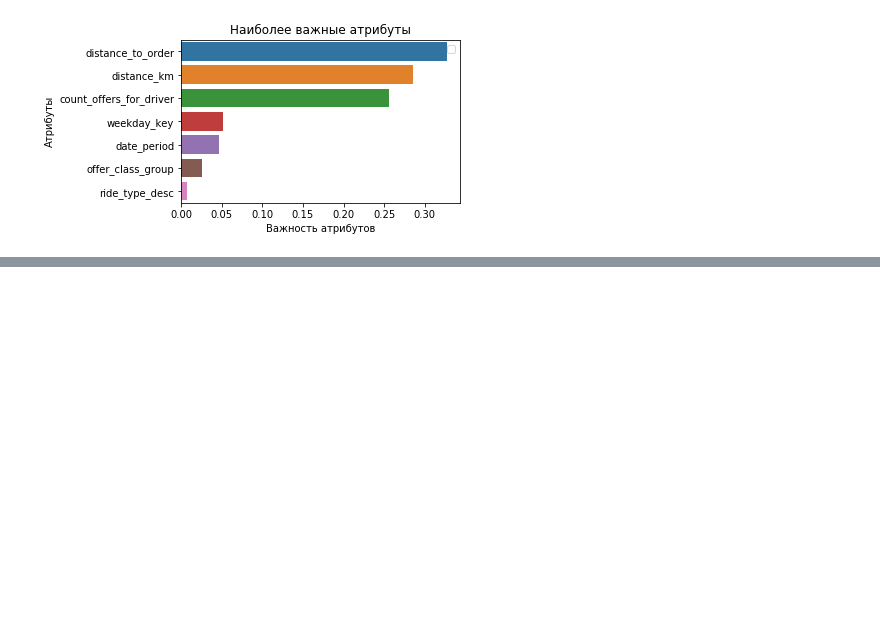
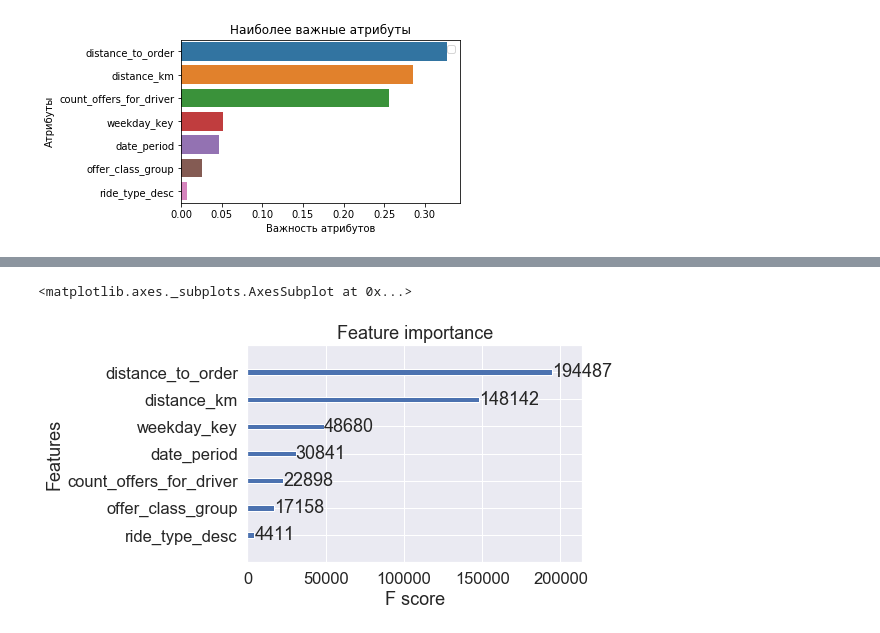
Before and after one commit to Natalya2383/python_basics_homework, a Jupyter notebook: 27_Feature Engineering_Диплом/Диплом_FE.ipynb, the cells around one changed output, grey strips where cells are left out. Drawn from its saved outputs; the diff is of its cells as text; code cells hidden in the pictures; blank space fills up the shorter version.

```diff
--- a/27_Feature Engineering_Диплом/Диплом_FE.ipynb
+++ b/27_Feature Engineering_Диплом/Диплом_FE.ipynb
@@ -326,9 +326,10 @@ from geopy.distance import geodesic
 
 def distance_func(row):
     '''Расчет расстояние от водителя до пункта отправления в момент появления заказа.'''
-    if (row['driver_latitude'] == 0) or (row['driver_latitude'] == -1) or (row['origin_order_latitude'] == 0) or (row['origin_order_latitude'] == -1):
+    if (row['driver_latitude'] <= 0) or (row['origin_order_latitude'] <= 0):
 
         return 'Пусто'
+
     else:
         coordinate_1 = (row['driver_latitude'], row['driver_longitude'])
         coordinate_2 = (row['origin_order_latitude'], row['origin_order_longitude'])
@@ -656,11 +687,37 @@ data['driver_response'].value_counts(normalize=True)
 # %%
 # сохранение переменных
-X = data.drop(['driver_response', 'speed_average'], axis=1)
+X = data.drop(['driver_response'], axis=1)
 y = data['driver_response']
 
 # разделение выборки на обучающую и тестовую
 from sklearn.model_selection import train_test_split
-X_train, X_test, y_train, y_test = train_test_split(X, y, test_size=0.30, stratify=y)
+X_train, X_test, y_train, y_test = train_test_split(X, y, test_size=0.20, stratify=y)
 
 from sklearn.metrics import classification_report
 from xgboost import XGBClassifier
+
+# инициализация модели
+model_xgb = XGBClassifier(n_estimators=800,
+                         max_depth=15,  #8
+                         learning_rate=0.07,#0.08
+                         subsample=0.5)
+
+
+
+# (seed=42,
+#                          n_estimators=100,
+#                          max_depth=6,
+#                          learning_rate=0.3)
+
+# обучение модели
+model_xgb.fit(X_train, y_train)
+
+# точность модели на тренировочных данных
+model_xgb_pred_train = model_xgb.predict(X_train)
+print(classification_report(y_train, model_xgb_pred_train))
+print('Точность модели XGBoost на тренировочных данных:', model_xgb.score(X_train, y_train), '\n')
+
+# точность модели на тестовых данных
+model_xgb_pred = model_xgb.predict(X_test)
+print(classification_report(y_test, model_xgb_pred))
+print('Точность модели XGBoost на тестовых данных:', model_xgb.score(X_test, y_test))
@@ -688,6 +746,9 @@ sns.set(font_scale = 1.5)
 # %%
 import xgboost as xgb
 # %%
-xgb.plot_importance(model)
+xgb.plot_importance(model_xgb)
+# %% [output]
+<matplotlib.axes._subplots.AxesSubplot at 0x...>
+[figure, added]
 # %%
 выше - информативность каждой переменной. сколько раз переменная использовалась для расщепления. чем больше раз, тем она важнее.
```
Also changed, not shown: parts of 22 cells of this notebook.
